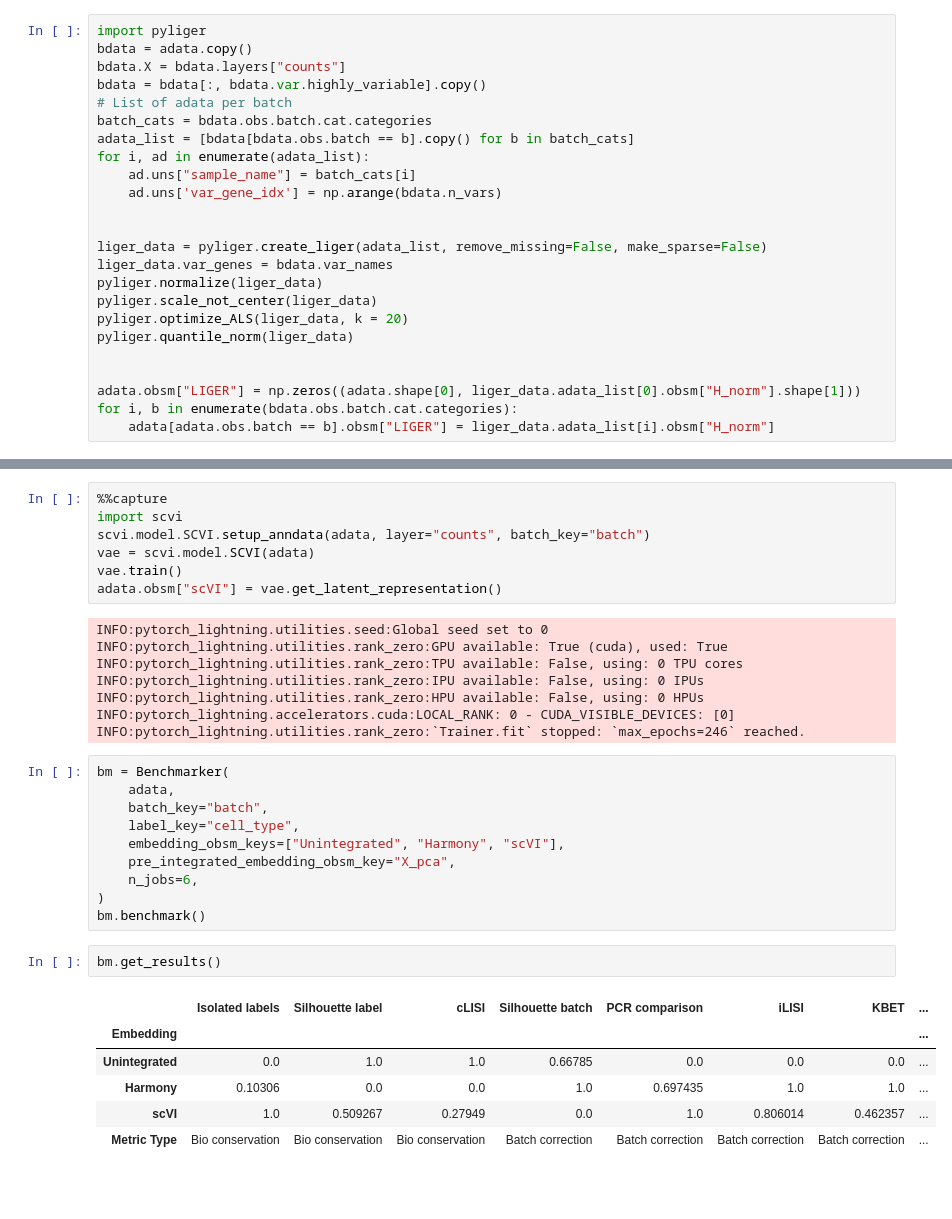
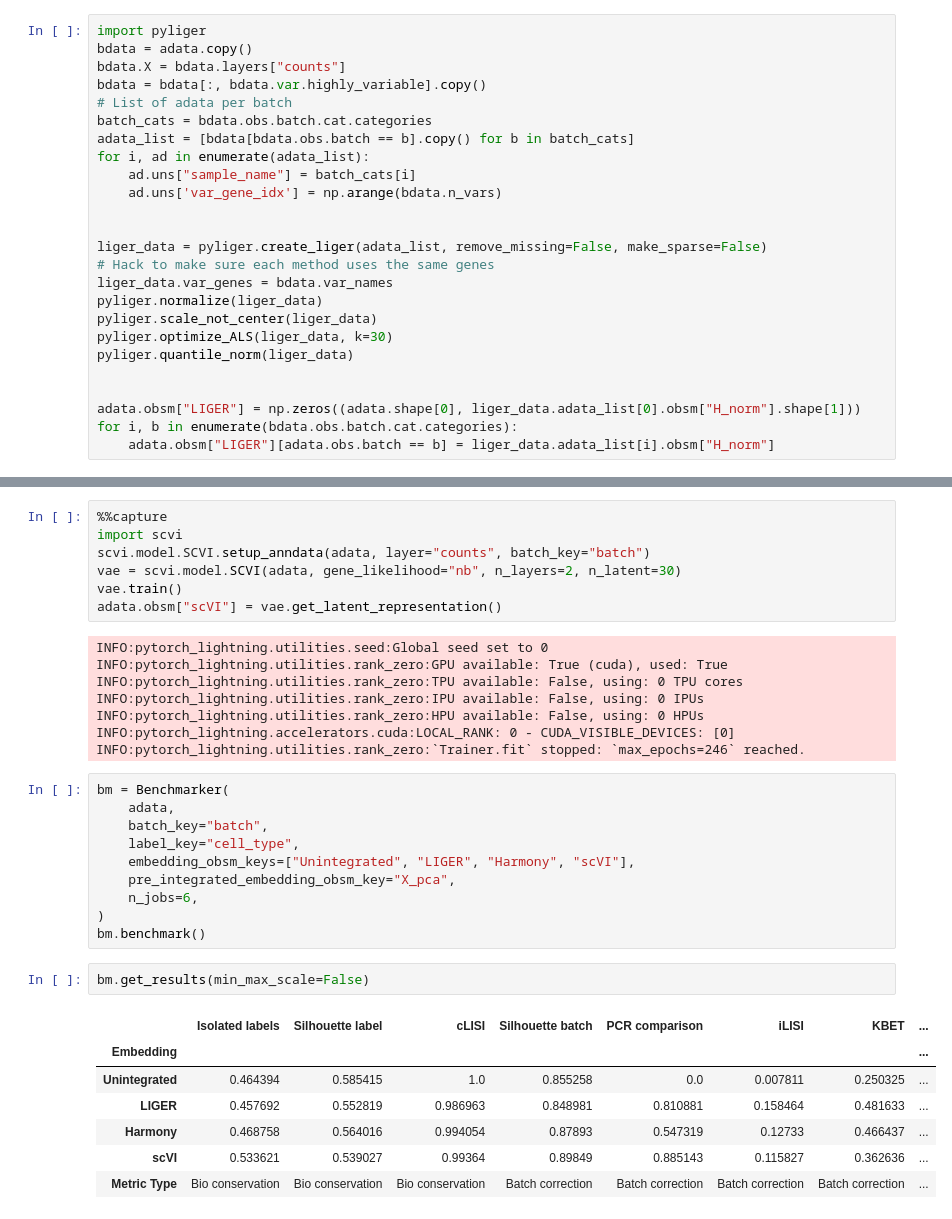
Before and after one commit to YosefLab/scib-metrics, a Jupyter notebook: docs/notebooks/lung_example.ipynb, the cells around one changed output, grey strips where cells are left out. Saved outputs shown, nothing was run; the diff lists cells and outputs as text; blank space fills up the shorter version.

Commit message:
fix table

```diff
--- a/docs/notebooks/lung_example.ipynb
+++ b/docs/notebooks/lung_example.ipynb
@@ -44,16 +55,17 @@ for i, ad in enumerate(adata_list):
 
 
 liger_data = pyliger.create_liger(adata_list, remove_missing=False, make_sparse=False)
+# Hack to make sure each method uses the same genes
 liger_data.var_genes = bdata.var_names
 pyliger.normalize(liger_data)
 pyliger.scale_not_center(liger_data)
-pyliger.optimize_ALS(liger_data, k = 20)
+pyliger.optimize_ALS(liger_data, k=30)
 pyliger.quantile_norm(liger_data)
 
 
 adata.obsm["LIGER"] = np.zeros((adata.shape[0], liger_data.adata_list[0].obsm["H_norm"].shape[1]))
 for i, b in enumerate(bdata.obs.batch.cat.categories):
-    adata[adata.obs.batch == b].obsm["LIGER"] = liger_data.adata_list[i].obsm["H_norm"]
+    adata.obsm["LIGER"][adata.obs.batch == b] = liger_data.adata_list[i].obsm["H_norm"]
 # %%
 from harmony import harmonize
 Z = harmonize(adata.obsm["X_pca"], adata.obs, batch_key = "batch")
@@ -74,7 +86,7 @@ adata.obsm["Harmony"] = Z
 %%capture
 import scvi
 scvi.model.SCVI.setup_anndata(adata, layer="counts", batch_key="batch")
-vae = scvi.model.SCVI(adata)
+vae = scvi.model.SCVI(adata, gene_likelihood="nb", n_layers=2, n_latent=30)
 vae.train()
 adata.obsm["scVI"] = vae.get_latent_representation()
 # %% [output]
@@ -90,19 +102,20 @@ bm = Benchmarker(
     adata,
     batch_key="batch",
     label_key="cell_type",
-    embedding_obsm_keys=["Unintegrated", "Harmony", "scVI"],
+    embedding_obsm_keys=["Unintegrated", "LIGER", "Harmony", "scVI"],
     pre_integrated_embedding_obsm_key="X_pca",
     n_jobs=6,
 )
 bm.benchmark()
 # %%
-bm.get_results()
+bm.get_results(min_max_scale=False)
 # %% [output]
 |  | Isolated labels | Silhouette label | cLISI | Silhouette batch | PCR comparison | iLISI | KBET | ... |
 | Embedding |  |  |  |  |  |  |  | ... |
-| Unintegrated | 0.0 | 1.0 | 1.0 | 0.66785 | 0.0 | 0.0 | 0.0 | ... |
-| Harmony | 0.10306 | 0.0 | 0.0 | 1.0 | 0.697435 | 1.0 | 1.0 | ... |
-| scVI | 1.0 | 0.509267 | 0.27949 | 0.0 | 1.0 | 0.806014 | 0.462357 | ... |
+| Unintegrated | 0.464394 | 0.585415 | 1.0 | 0.855258 | 0.0 | 0.007811 | 0.250325 | ... |
+| LIGER | 0.457692 | 0.552819 | 0.986963 | 0.848981 | 0.810881 | 0.158464 | 0.481633 | ... |
+| Harmony | 0.468758 | 0.564016 | 0.994054 | 0.87893 | 0.547319 | 0.12733 | 0.466437 | ... |
+| scVI | 0.533621 | 0.539027 | 0.99364 | 0.89849 | 0.885143 | 0.115827 | 0.362636 | ... |
 | Metric Type | Bio conservation | Bio conservation | Bio conservation | Batch correction | Batch correction | Batch correction | Batch correction | ... |
 # %%
 bm.plot_results_table()
```
Also changed, not shown: parts of 6 cells of this notebook, 1 other file.
